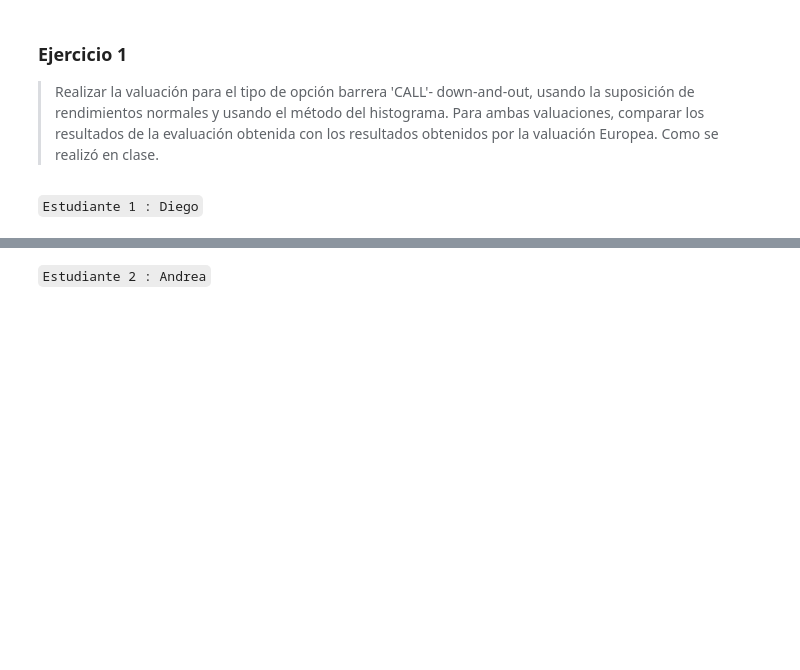
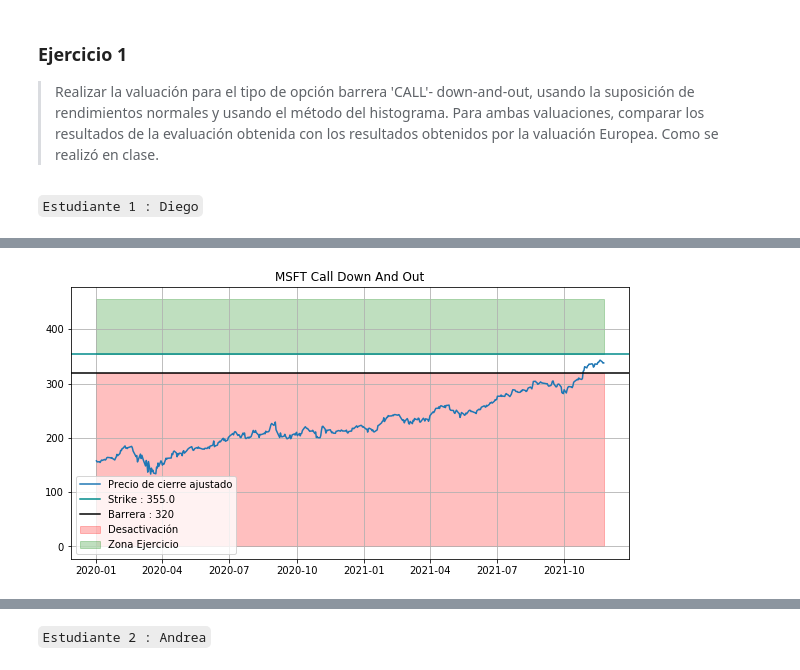
Before and after one commit to diegolazareno/Tarea10_DALopez_AFlores, a Jupyter notebook: Tarea10_DALopez_AFlores.ipynb, the cells around one changed output, grey strips where cells are left out. Saved outputs shown, nothing was run; the diff lists cells and outputs as text; code cells hidden in the pictures; blank space fills up the shorter version.

```diff
--- a/Tarea10_DALopez_AFlores.ipynb
+++ b/Tarea10_DALopez_AFlores.ipynb
@@ -37,0 +213,17 @@ Se habilitará un enlace en canvas para subir un cuaderno de python, con la solu
+# %%
+# Barrera
+b = 320
+
+# Visualización del Call Down And Out
+plt.figure(figsize = (10, 5))
+plt.title(ticker + " Call Down And Out")
+plt.plot(prices[prices.index > "2020-01-01"], label = "Precio de cierre ajustado")
+plt.axhline(strike, color = "darkcyan", label = "Strike : " + str(strike))
+plt.axhline(b, color = "k", label = "Barrera : " + str(b))
+plt.fill_between(prices[prices.index > "2020-01-01"].index, b, color = "red", alpha = 0.25, label = "Desactivación")
+plt.fill_between(prices[prices.index > "2020-01-01"].index, strike, strike + 100, color = "green",
+                 alpha = 0.25, label = "Zona Ejercicio")
+plt.legend(loc = "best")
+plt.grid();
+# %% [output]
+[figure, added]
```
Also changed, not shown: parts of 12 cells of this notebook.
